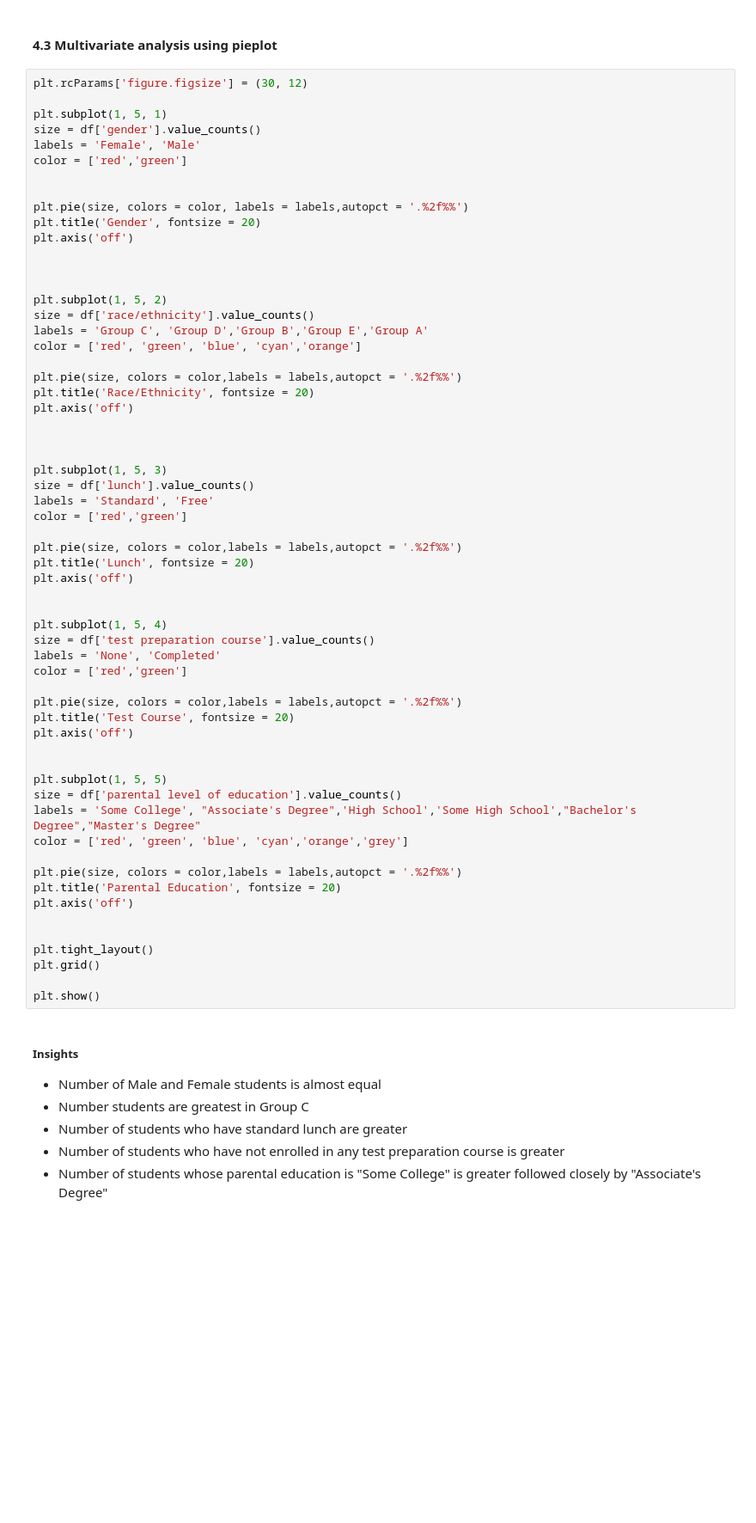
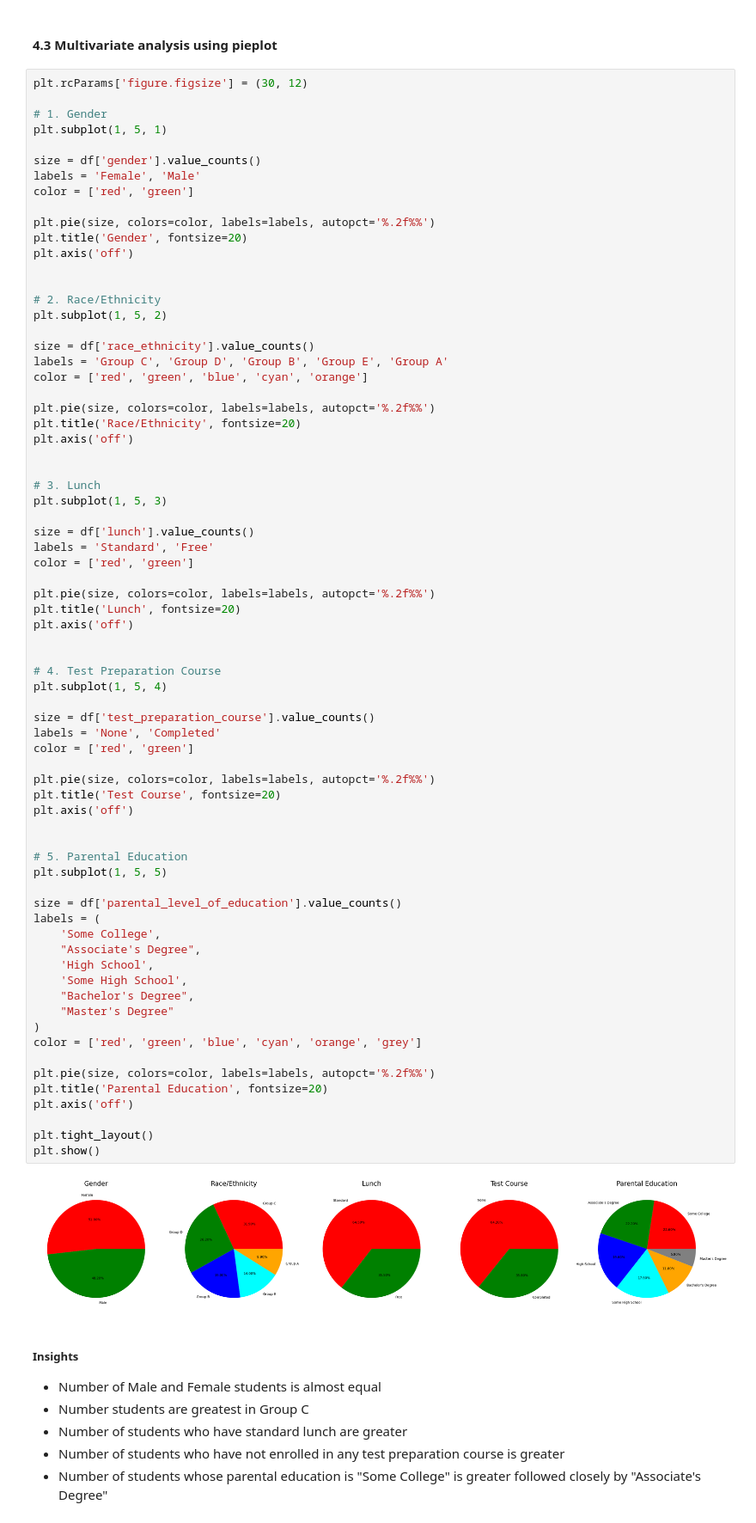
Before and after one commit to PriyankaDonagani/Project, a Jupyter notebook: notebook/1 . EDA STUDENT PERFORMANCE .ipynb, the cells around one changed output. Shown at 86% size. Drawn from its saved outputs; the diff is of its cells as text; blank space fills up the shorter version.

```diff
--- a/notebook/1 . EDA STUDENT PERFORMANCE .ipynb
+++ b/notebook/1 . EDA STUDENT PERFORMANCE .ipynb
@@ -351,63 +429,76 @@ ValueError: Could not interpret value `math score` for `y`. An entry with this n
 # %%
 plt.rcParams['figure.figsize'] = (30, 12)
 
+# 1. Gender
 plt.subplot(1, 5, 1)
+
 size = df['gender'].value_counts()
 labels = 'Female', 'Male'
-color = ['red','green']
+color = ['red', 'green']
 
-
-plt.pie(size, colors = color, labels = labels,autopct = '.%2f%%')
-plt.title('Gender', fontsize = 20)
+plt.pie(size, colors=color, labels=labels, autopct='%.2f%%')
+plt.title('Gender', fontsize=20)
 plt.axis('off')
 
 
+# 2. Race/Ethnicity
+plt.subplot(1, 5, 2)
 
-plt.subplot(1, 5, 2)
-size = df['race/ethnicity'].value_counts()
-labels = 'Group C', 'Group D','Group B','Group E','Group A'
-color = ['red', 'green', 'blue', 'cyan','orange']
+size = df['race_ethnicity'].value_counts()
+labels = 'Group C', 'Group D', 'Group B', 'Group E', 'Group A'
+color = ['red', 'green', 'blue', 'cyan', 'orange']
 
-plt.pie(size, colors = color,labels = labels,autopct = '.%2f%%')
-plt.title('Race/Ethnicity', fontsize = 20)
+plt.pie(size, colors=color, labels=labels, autopct='%.2f%%')
+plt.title('Race/Ethnicity', fontsize=20)
 plt.axis('off')
 
 
+# 3. Lunch
+plt.subplot(1, 5, 3)
 
-plt.subplot(1, 5, 3)
 size = df['lunch'].value_counts()
 labels = 'Standard', 'Free'
-color = ['red','green']
+color = ['red', 'green']
 
-plt.pie(size, colors = color,labels = labels,autopct = '.%2f%%')
-plt.title('Lunch', fontsize = 20)
+plt.pie(size, colors=color, labels=labels, autopct='%.2f%%')
+plt.title('Lunch', fontsize=20)
 plt.axis('off')
 
 
+# 4. Test Preparation Course
 plt.subplot(1, 5, 4)
-size = df['test preparation course'].value_counts()
+
+size = df['test_preparation_course'].value_counts()
 labels = 'None', 'Completed'
-color = ['red','green']
+color = ['red', 'green']
 
-plt.pie(size, colors = color,labels = labels,autopct = '.%2f%%')
-plt.title('Test Course', fontsize = 20)
+plt.pie(size, colors=color, labels=labels, autopct='%.2f%%')
+plt.title('Test Course', fontsize=20)
 plt.axis('off')
 
 
+# 5. Parental Education
 plt.subplot(1, 5, 5)
-size = df['parental level of education'].value_counts()
-labels = 'Some College', "Associate's Degree",'High School','Some High School',"Bachelor's Degree","Master's Degree"
-color = ['red', 'green', 'blue', 'cyan','orange','grey']
 
-plt.pie(size, colors = color,labels = labels,autopct = '.%2f%%')
-plt.title('Parental Education', fontsize = 20)
+size = df['parental_level_of_education'].value_counts()
+labels = (
+    'Some College',
+    "Associate's Degree",
+    'High School',
+    'Some High School',
+    "Bachelor's Degree",
+    "Master's Degree"
+)
+color = ['red', 'green', 'blue', 'cyan', 'orange', 'grey']
+
+plt.pie(size, colors=color, labels=labels, autopct='%.2f%%')
+plt.title('Parental Education', fontsize=20)
 plt.axis('off')
 
-
 plt.tight_layout()
-plt.grid()
-
 plt.show()
+# %% [output]
+[figure, added]
 # %% [markdown]
 #####  Insights
 - Number of Male and Female students is almost equal
```
Also changed, not shown: parts of 20 cells of this notebook, 6 other files.
